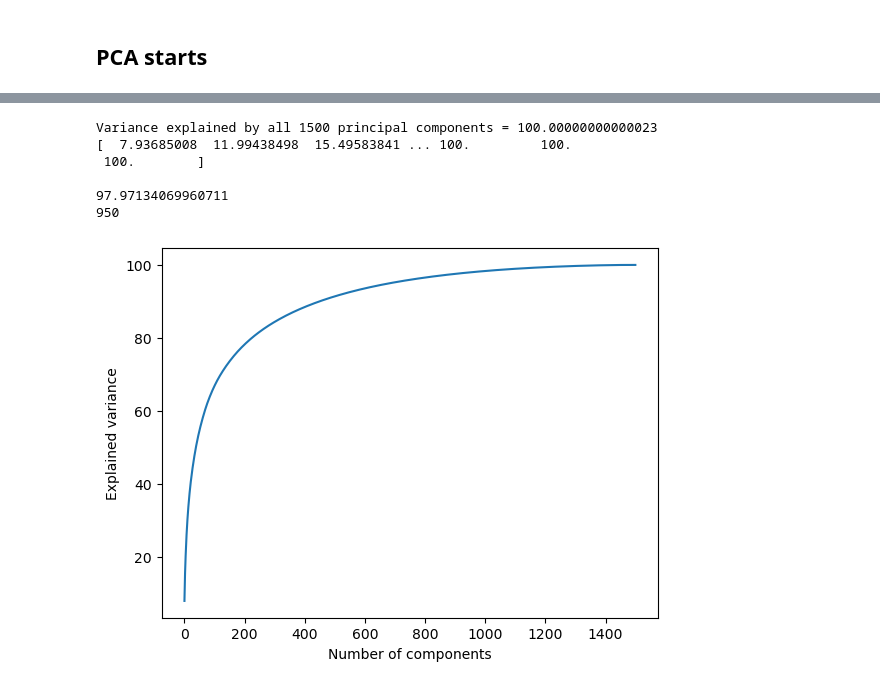
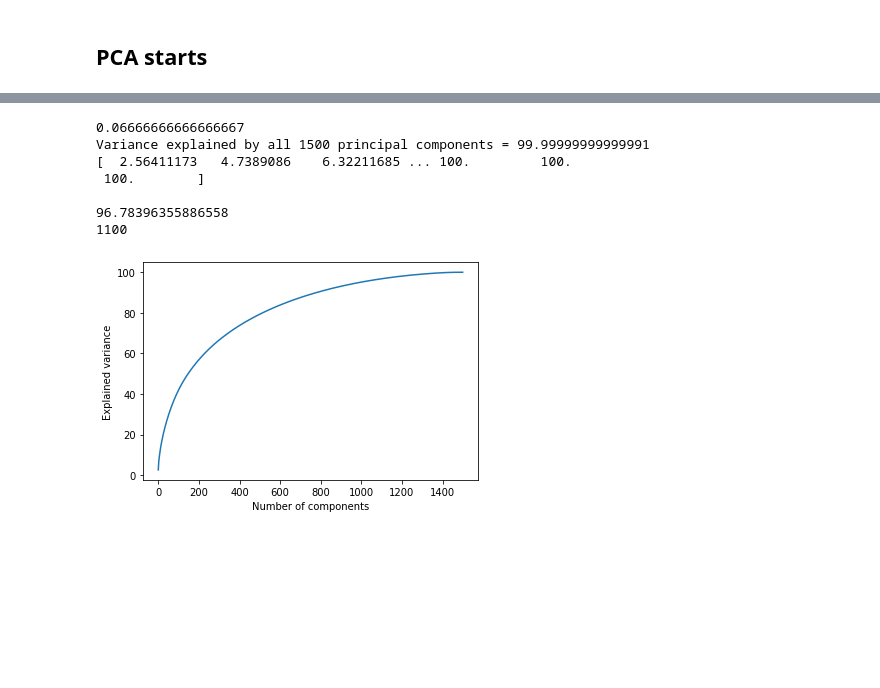
Before and after one commit to sak007/Monkey-Pox-Misinformation-Classification, a Jupyter notebook: code/preprocess_tweets.ipynb, the cells around one changed output, grey strips where cells are left out. Drawn from its saved outputs; the diff is of its cells as text; code cells hidden in the pictures; blank space fills up the shorter version.

```diff
--- a/code/preprocess_tweets.ipynb
+++ b/code/preprocess_tweets.ipynb
@@ -20,7 +19,7 @@ text_field = 'text'
 [nltk_data]   Package stopwords is already up-to-date!
 # %%
-csvname="filtered_dataset/"+file_prefix+".csv" #changed
-# csvname=file_prefix+".csv" #changed
+# csvname="filtered_dataset/"+file_prefix+".csv" #changed
+csvname=file_prefix+".csv" #changed
 data_orig=pd.read_csv(csvname)
 data=data_orig.copy()
 data.drop(data.columns[data.columns.str.contains('unnamed',case = False)],axis = 1, inplace = True)
@@ -170,8 +169,8 @@ df_lemmatization_CV
 | 5786 | 0 | 0 | 0 | 0 | 0 | 0 | 0 | 0 | 0 | 0 | ... | ... |
 5787 rows × 1501 columns
 # %%
-X_portered_TF_IDF=count_vec(portered_corpus)
-X_lemmatization_TF_IDF=count_vec(lemmatization_corpus)
+X_portered_TF_IDF=tf_idf_vec(portered_corpus)
+X_lemmatization_TF_IDF=tf_idf_vec(lemmatization_corpus)
 # %%
 df_portered_TF_IDF = pd.DataFrame(X_portered_TF_IDF)
 df_portered_TF_IDF['class'] = y_portered
@@ -281,15 +327,15 @@ Variance explained by all 1500 principal components = 100.00000000000023
 # %%
 # PCA lemmatization TF IDF
-X_train_ = X_train_tf
-y_train_ = y_train_tf
-total_components = min(len(df_lemmatization_TF_IDF.columns)-1, len(X_train_))
-n_components = 950
-X_train = perform_PCA (X_train_, y_train_, total_components, n_components)
+total_components = min(len(df_lemmatization_TF_IDF.columns)-1, len(X_lemmatization_tf))
+print (100/total_components)
+n_components = 1100
+X_lemmatization_tf_PCA = perform_PCA (X_lemmatization_tf, y, total_components, n_components)
 # %% [output]
-Variance explained by all 1500 principal components = 100.00000000000023
-[  7.93685008  11.99438498  15.49583841 ... 100.         100.
+0.06666666666666667
+Variance explained by all 1500 principal components = 99.99999999999991
+[  2.56411173   4.7389086    6.32211685 ... 100.         100.
  100.        ]
 
-97.97134069960711
-950
+96.78396355886558
+1100
-[figure, old version]
+[figure, new version]
```
Also changed, not shown: parts of 18 cells of this notebook.
